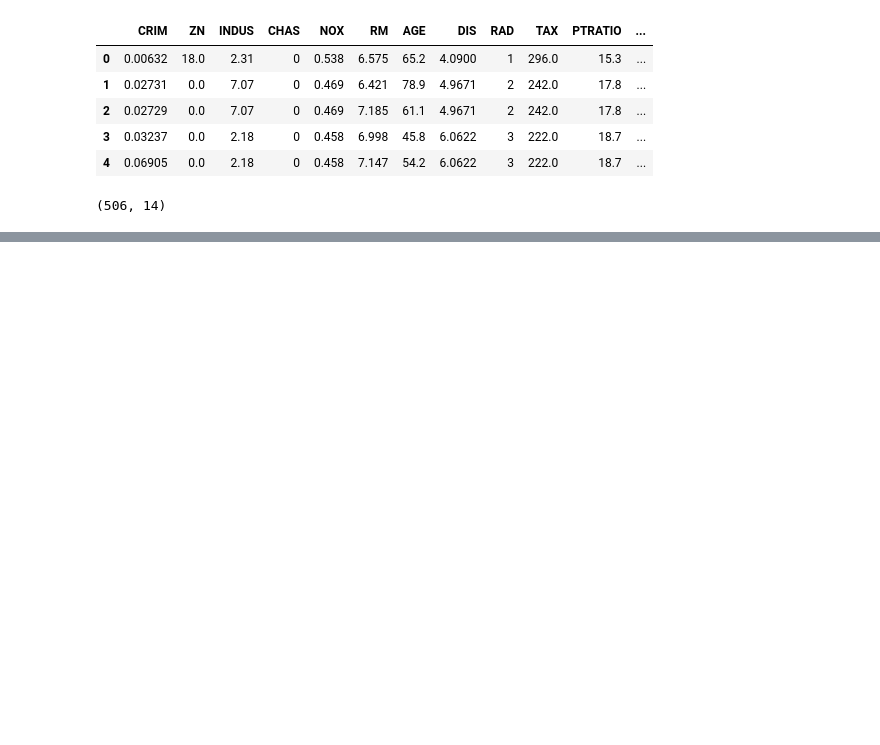
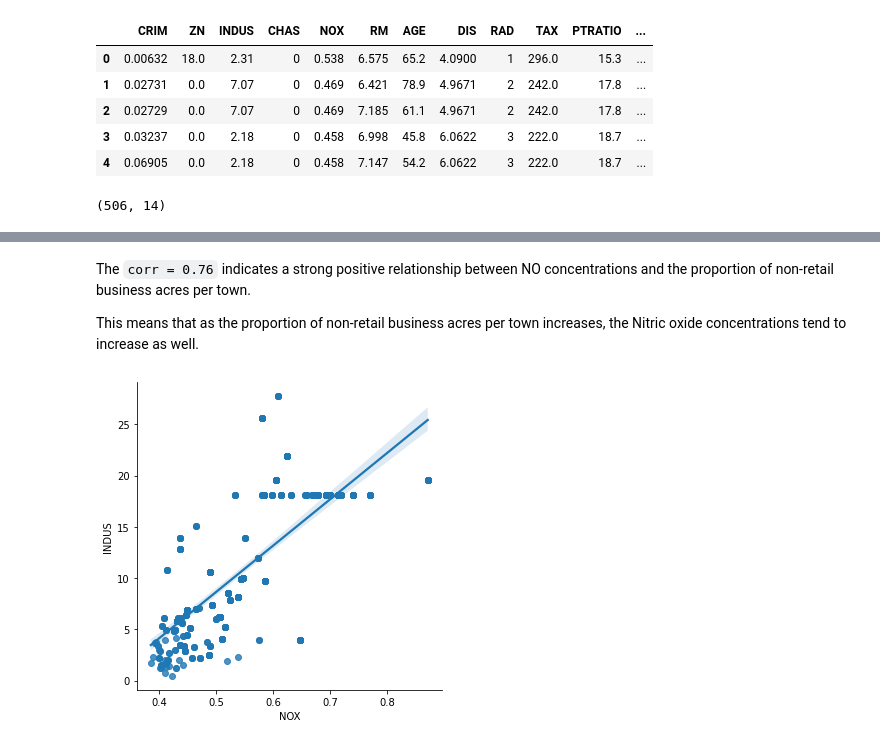
Before and after one commit to huyduong20102004/Boston_House_Prices, a Jupyter notebook: nb.ipynb, the cells around one changed output, grey strips where cells are left out. Cells and saved outputs as stored; diff of their text form; code cells hidden in the pictures; blank space fills up the shorter version.

```diff
--- a/nb.ipynb
+++ b/nb.ipynb
@@ -48,0 +103,9 @@ There are 14 attributes in each case of the dataset. They are:
+# %% [markdown]
+The `corr = 0.76`  indicates a strong positive relationship between NO concentrations and the proportion of non-retail business acres per town.
+
+This means that as the proportion of non-retail business acres per town increases, the Nitric oxide concentrations tend to increase as well.
+# %%
+sns.lmplot(x='NOX',y='INDUS',data=df3)
+plt.show()
+# %% [output]
+[figure, added]
```
Also changed, not shown: parts of 21 cells of this notebook, 1 other file.
